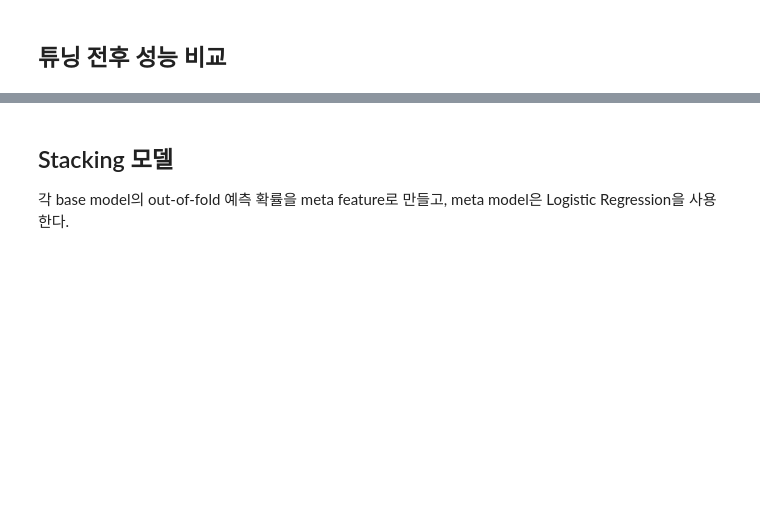
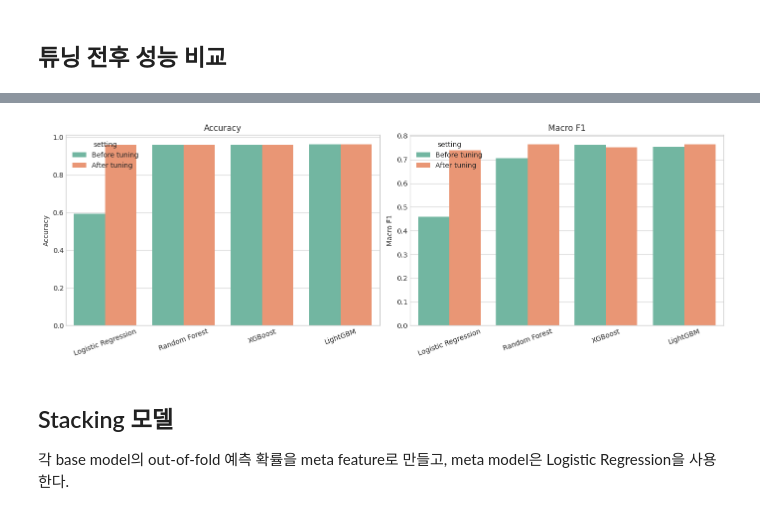
Before and after one commit to wagyu09/invoice-delay-prediction, a Jupyter notebook: notebooks/07_hyperparameter_tuning.ipynb, the cells around one changed output, grey strips where cells are left out. Drawn from its saved outputs; the diff is of its cells as text; code cells hidden in the pictures; blank space fills up the shorter version.

```diff
--- a/notebooks/07_hyperparameter_tuning.ipynb
+++ b/notebooks/07_hyperparameter_tuning.ipynb
@@ -277,6 +287,7 @@ study_lgbm = tune_model('LightGBM', objective_lgbm)
 # %% [markdown]
 ## 튜닝 전후 성능 비교
 # %%
+# Optuna가 찾은 파라미터로 최종 비교 모델을 다시 만든다.
 tuned_models = {
     'Logistic Regression': make_pipeline(
         LogisticRegression(
@@ -295,13 +306,14 @@ tuned_models = {
         )
     ),
     'LightGBM': make_pipeline(
-        lgb.LGBMClassifier(**best_params['LightGBM'], random_state=SEED, verbose=-1, n_jobs=-1)
+        lgb.LGBMClassifier(**best_params['LightGBM'], random_state=SEED, verbose=-1, n_jobs=1)
     )
 }
 
 tuned_results = [evaluate_model(name, model) for name, model in tuned_models.items()]
 tuned_df = pd.DataFrame(tuned_results)
 
+# 튜닝 전후 test 성능을 한 표로 묶는다.
 comparison_df = pd.concat([
     baseline_df.assign(setting='Before tuning'),
     tuned_df.assign(setting='After tuning')
@@ -311,20 +333,22 @@ comparison_df[['setting', 'model', 'accuracy', 'macro_f1']].sort_values(['model'
 # %%
 fig, axes = plt.subplots(1, 2, figsize=(14, 5))
 
 sns.barplot(data=comparison_df, x='model', y='accuracy', hue='setting', ax=axes[0])
-axes[0].set_title('Accuracy 鍮꾧탳')
+axes[0].set_title('Accuracy')
 axes[0].set_xlabel('')
 axes[0].set_ylabel('Accuracy')
 axes[0].tick_params(axis='x', rotation=20)
 
 sns.barplot(data=comparison_df, x='model', y='macro_f1', hue='setting', ax=axes[1])
-axes[1].set_title('Macro F1 鍮꾧탳')
+axes[1].set_title('Macro F1')
 axes[1].set_xlabel('')
 axes[1].set_ylabel('Macro F1')
 axes[1].tick_params(axis='x', rotation=20)
 
 plt.tight_layout()
 plt.show()
+# %% [output]
+[figure, added]
 # %% [markdown]
 ## Stacking 모델
 
```
Also changed, not shown: parts of 20 cells of this notebook.
